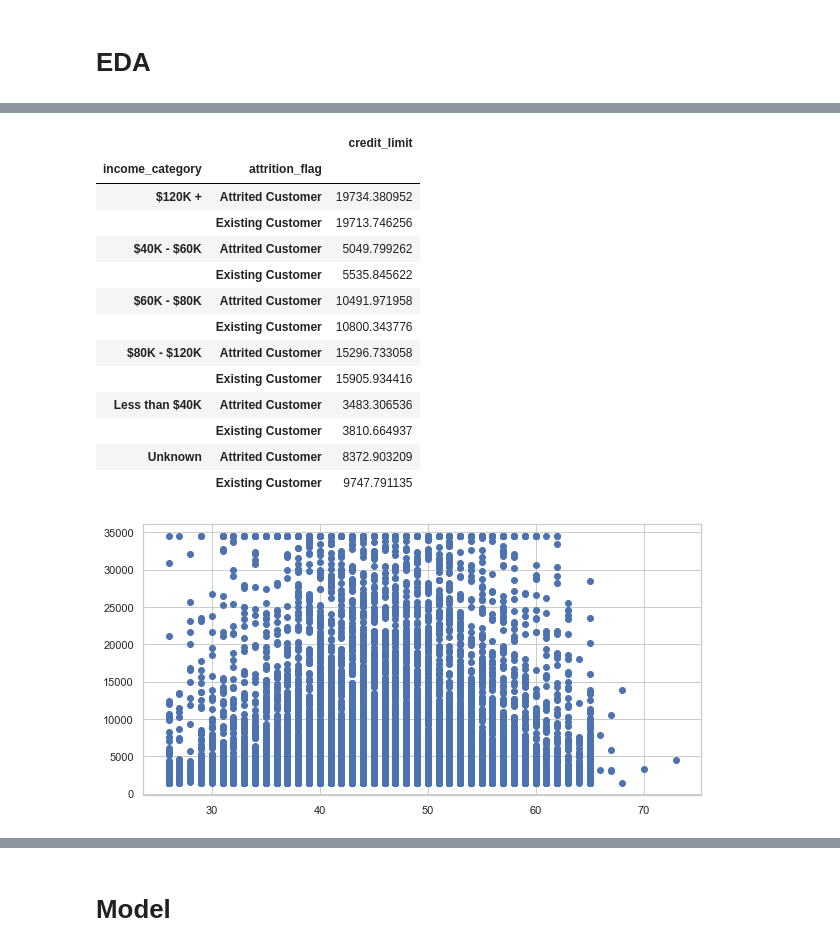
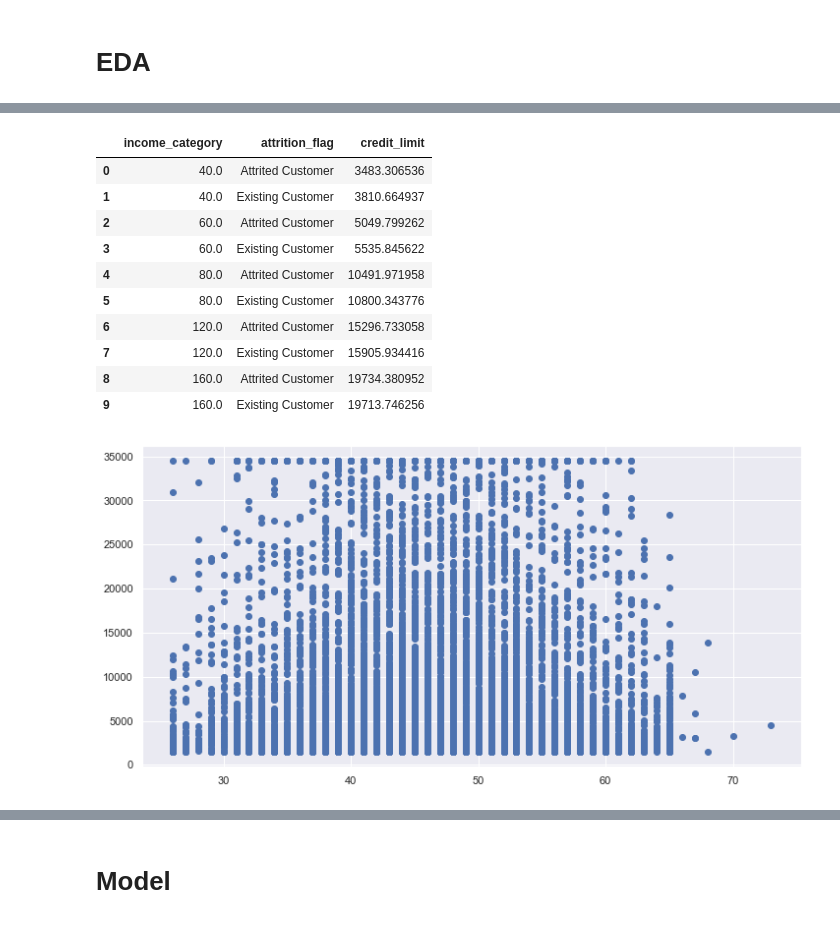
Before and after one commit to leonardoccarv/ChurnBankDetection, a Jupyter notebook: ChurnBankDetection.ipynb, the cells around one changed output, grey strips where cells are left out. Saved outputs shown, nothing was run; the diff lists cells and outputs as text; code cells hidden in the pictures.

```diff
--- a/ChurnBankDetection.ipynb
+++ b/ChurnBankDetection.ipynb
@@ -116,0 +146,14 @@ df.head()
+# %%
+less_than_40 = re.compile('Less than \$40K')
+less_than_60 = re.compile('\$40K - \$60K')
+less_than_80 = re.compile('\$60K - \$80K')
+less_than_120 = re.compile('\$80K - \$120K')
+less_than_120plus = re.compile(r'\$120K \+')
+unknown = re.compile('Unknown')
+# %%
+df['income_category'] = df['income_category'].apply(lambda x: unknown.sub('NaN', x))
+df['income_category'] = df['income_category'].apply(lambda x: less_than_40.sub('40', x))
+df['income_category'] = df['income_category'].apply(lambda x: less_than_60.sub('60', x))
+df['income_category'] = df['income_category'].apply(lambda x: less_than_80.sub('80', x))
+df['income_category'] = df['income_category'].apply(lambda x: less_than_120.sub('120', x))
+df['income_category'] = df['income_category'].apply(lambda x: less_than_120plus.sub('160', x))
@@ -116,0 +170,3 @@ df.head()
+# %%
+df['income_category'] = pd.to_numeric(df['income_category'], errors='coerce')
+df.income_category.describe()
@@ -161,21 +236,20 @@ df.groupby(['income_category']).agg({'credit_limit' : 'mean'})
 # %%
- df.groupby(['income_category','attrition_flag']).agg({'credit_limit' : 'mean'})
+aux1 = df.groupby(['income_category','attrition_flag']).agg({'credit_limit' : 'mean'})
+aux1.reset_index(inplace=True)
+aux1
 # %% [output]
-|  |  | credit_limit |
-| income_category | attrition_flag |  |
-| $120K + | Attrited Customer | 19734.380952 |
-|  | Existing Customer | 19713.746256 |
-| $40K - $60K | Attrited Customer | 5049.799262 |
-|  | Existing Customer | 5535.845622 |
-| $60K - $80K | Attrited Customer | 10491.971958 |
-|  | Existing Customer | 10800.343776 |
-| $80K - $120K | Attrited Customer | 15296.733058 |
-|  | Existing Customer | 15905.934416 |
-| Less than $40K | Attrited Customer | 3483.306536 |
-|  | Existing Customer | 3810.664937 |
-| Unknown | Attrited Customer | 8372.903209 |
-|  | Existing Customer | 9747.791135 |
+|  | income_category | attrition_flag | credit_limit |
+| 0 | 40.0 | Attrited Customer | 3483.306536 |
+| 1 | 40.0 | Existing Customer | 3810.664937 |
+| 2 | 60.0 | Attrited Customer | 5049.799262 |
+| 3 | 60.0 | Existing Customer | 5535.845622 |
+| 4 | 80.0 | Attrited Customer | 10491.971958 |
+| 5 | 80.0 | Existing Customer | 10800.343776 |
+| 6 | 120.0 | Attrited Customer | 15296.733058 |
+| 7 | 120.0 | Existing Customer | 15905.934416 |
+| 8 | 160.0 | Attrited Customer | 19734.380952 |
+| 9 | 160.0 | Existing Customer | 19713.746256 |
 # %%
-plt.scatter(df.customer_age, df.credit_limit);
+plt.scatter(x='customer_age', y='credit_limit', data=df);
 # %% [output]
-[figure, old version]
+[figure, new version]
```
Also changed, not shown: parts of 17 cells of this notebook.
